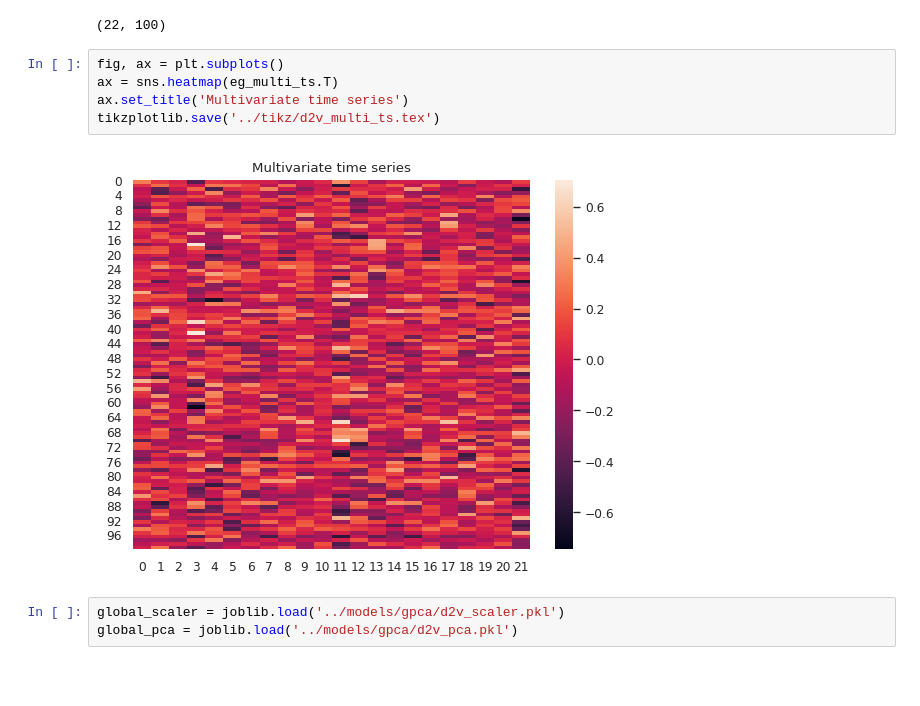
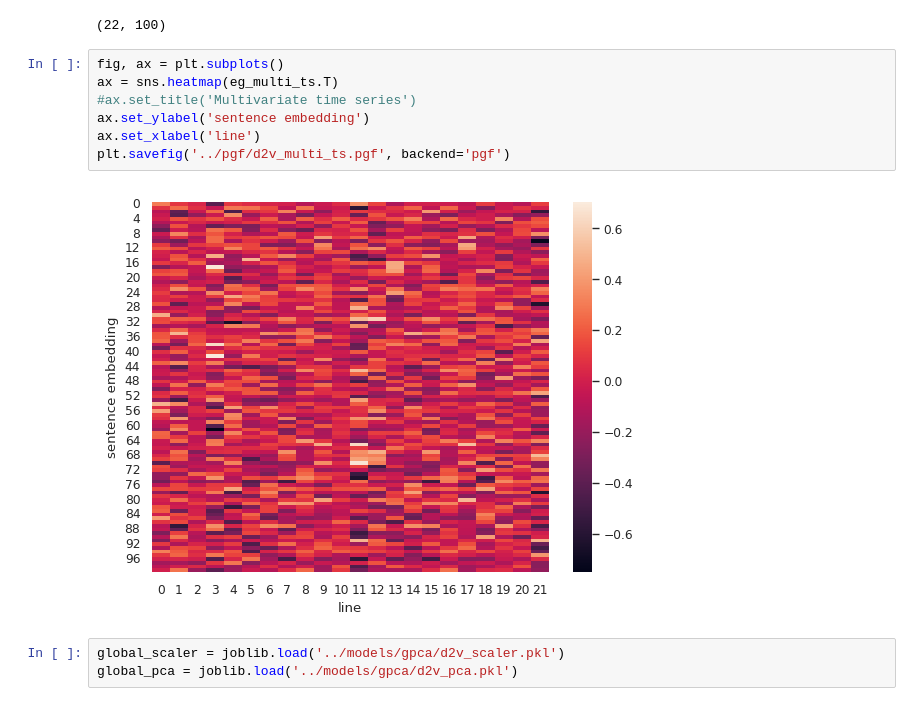
Before and after one commit to mattiapggioli/lyrics2ts, a Jupyter notebook: notebooks/05_sentence_embedding_ts_generation.ipynb, the cells around one changed output. Drawn from its saved outputs; the diff is of its cells as text; blank space fills up the shorter version.

```diff
--- a/notebooks/05_sentence_embedding_ts_generation.ipynb
+++ b/notebooks/05_sentence_embedding_ts_generation.ipynb
@@ -350,10 +364,12 @@ eg_multi_ts.shape
 # %%
 fig, ax = plt.subplots()
 ax = sns.heatmap(eg_multi_ts.T)
-ax.set_title('Multivariate time series')
-tikzplotlib.save('../tikz/d2v_multi_ts.tex')
+#ax.set_title('Multivariate time series')
+ax.set_ylabel('sentence embedding')
+ax.set_xlabel('line')
+plt.savefig('../pgf/d2v_multi_ts.pgf', backend='pgf')
 # %% [output]
-[figure, old version]
+[figure, new version]
 # %%
 global_scaler = joblib.load('../models/gpca/d2v_scaler.pkl')
 global_pca = joblib.load('../models/gpca/d2v_pca.pkl')
```
Also changed, not shown: parts of 18 cells of this notebook, 7 other files.
